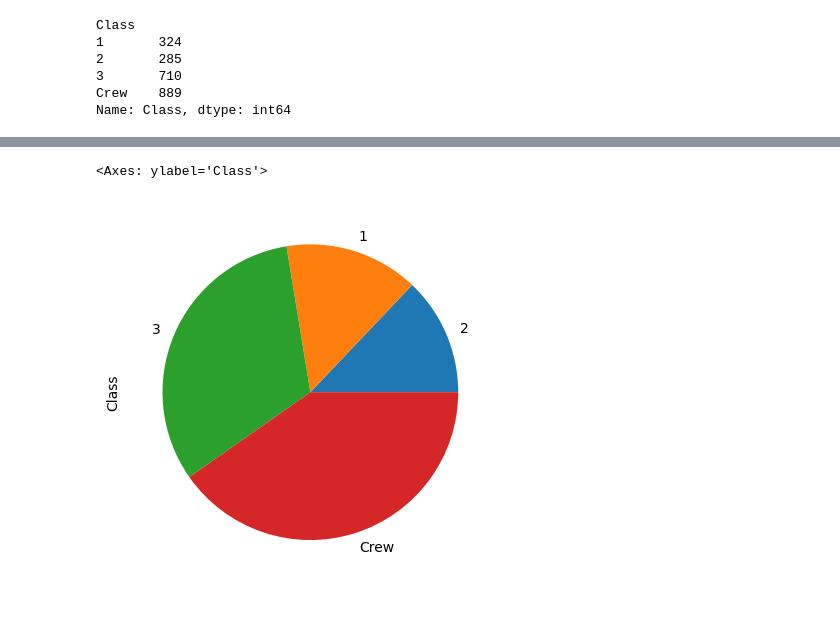
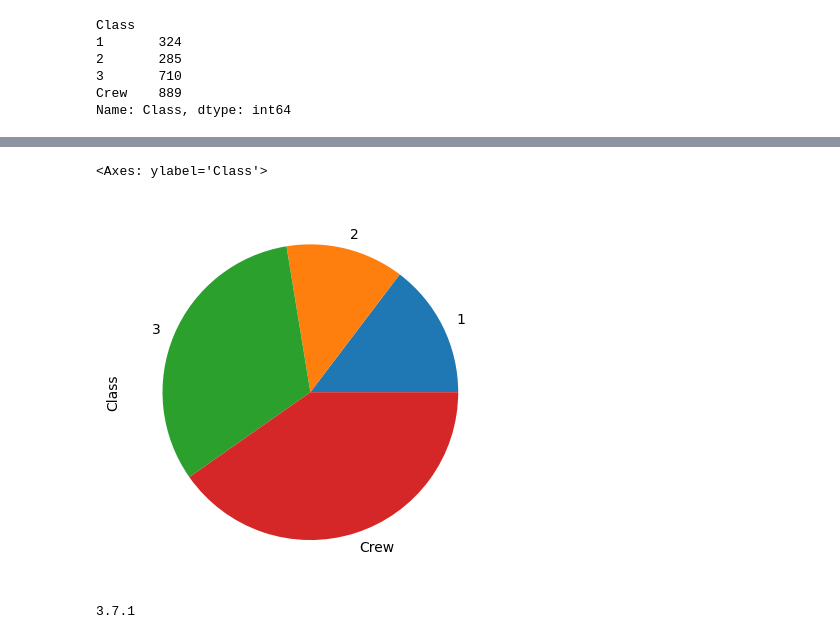
Before and after one commit to StephenDSNYC/IS5, a Jupyter notebook: code/ch02/ch02titanic.ipynb, the cells around one changed output, grey strips where cells are left out. Cells and saved outputs as stored; diff of their text form; code cells hidden in the pictures.

```diff
--- a/code/ch02/ch02titanic.ipynb
+++ b/code/ch02/ch02titanic.ipynb
@@ -36,3 +40,5 @@ Crew    0.402627
 1       0.146739
 2       0.129076
 Name: Class, dtype: float64
+# %%
+ticket_class = titanic.Class
@@ -38,0 +49,3 @@ Name: Class, dtype: float64
+# %%
+ticket_class = ticket_class.apply(str).astype('string')
+print(ticket_class.dtype)
@@ -75,5 +77,11 @@ plt.hist(titanic['Class'].sort_values())  # pyplot histogram
 # %%
-titanic['Class'].value_counts(ascending=True).plot(kind='pie')  # pandas generate pie plot
+ticket_class.value_counts().sort_index().plot(kind='pie')  # pandas generate pie plot
 # %% [output]
 <Axes: ylabel='Class'>
-[figure, old version]
+[figure, new version]
+# %%
+import matplotlib as mpl
+print(mpl.__version__)
+import matplotlib.pyplot as plt
+# %% [output]
+3.7.1
```
Also changed, not shown: parts of 17 cells of this notebook, 1 other file.
